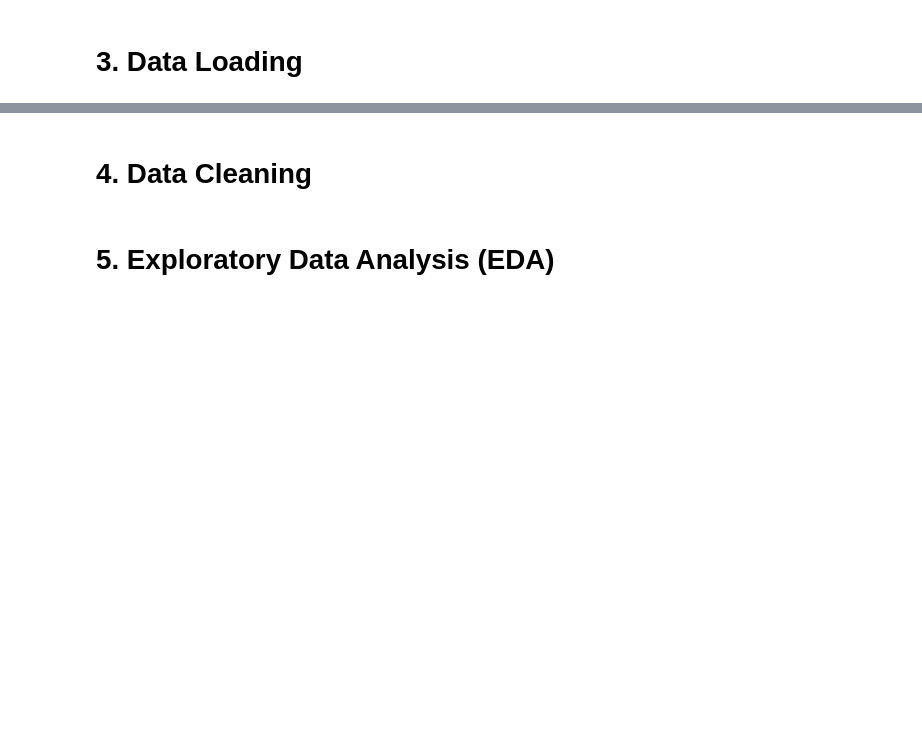
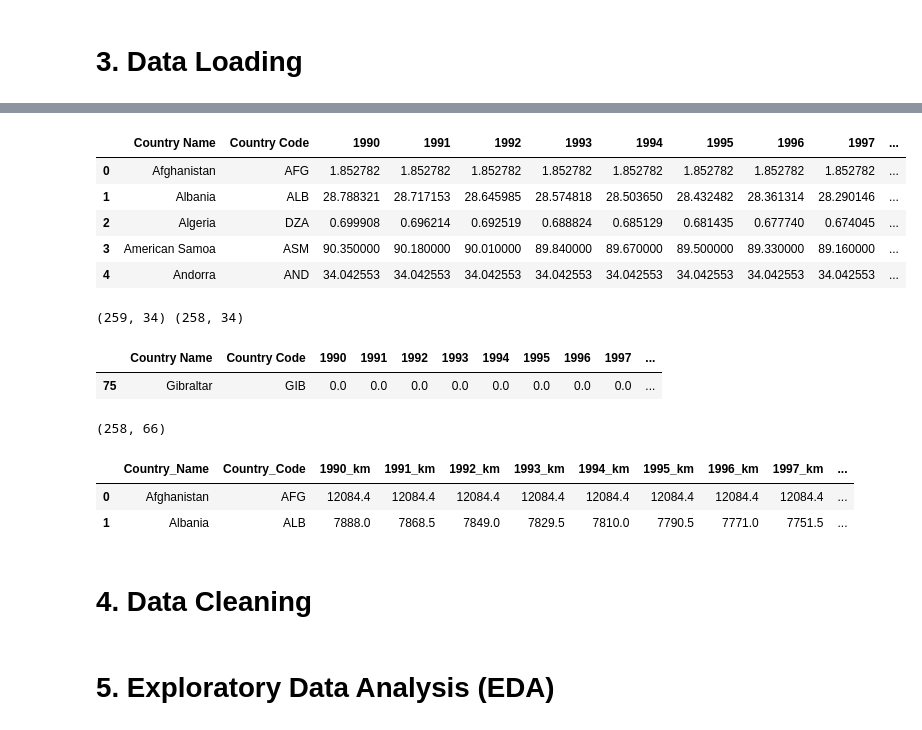
Before and after one commit to LaudRam/Python_Final_Project_ExploreAI, a Jupyter notebook: Python_Final_Project.ipynb, the cells around one changed output, grey strips where cells are left out. Drawn from its saved outputs; the diff is of its cells as text; code cells hidden in the pictures; blank space fills up the shorter version.

```diff
--- a/Python_Final_Project.ipynb
+++ b/Python_Final_Project.ipynb
@@ -20,0 +54,22 @@
+# %%
+df2.head()
+# %% [output]
+|  | Country Name | Country Code | 1990 | 1991 | 1992 | 1993 | 1994 | 1995 | 1996 | 1997 | ... |
+| 0 | Afghanistan | AFG | 1.852782 | 1.852782 | 1.852782 | 1.852782 | 1.852782 | 1.852782 | 1.852782 | 1.852782 | ... |
+| 1 | Albania | ALB | 28.788321 | 28.717153 | 28.645985 | 28.574818 | 28.503650 | 28.432482 | 28.361314 | 28.290146 | ... |
+| 2 | Algeria | DZA | 0.699908 | 0.696214 | 0.692519 | 0.688824 | 0.685129 | 0.681435 | 0.677740 | 0.674045 | ... |
+| 3 | American Samoa | ASM | 90.350000 | 90.180000 | 90.010000 | 89.840000 | 89.670000 | 89.500000 | 89.330000 | 89.160000 | ... |
+| 4 | Andorra | AND | 34.042553 | 34.042553 | 34.042553 | 34.042553 | 34.042553 | 34.042553 | 34.042553 | 34.042553 | ... |
+# %%
+# Check if datasets have same number of columns / rows
+print(df1.shape, df2.shape)
+# %% [output]
+(259, 34) (258, 34)
+# %%
+# Rows in df1 not in df2
+df1_only = df1[~df1['Country Code'].isin(df2['Country Code'])]
+
+df1_only
+# %% [output]
+|  | Country Name | Country Code | 1990 | 1991 | 1992 | 1993 | 1994 | 1995 | 1996 | 1997 | ... |
+| 75 | Gibraltar | GIB | 0.0 | 0.0 | 0.0 | 0.0 | 0.0 | 0.0 | 0.0 | 0.0 | ... |
@@ -21,3 +81,16 @@
+# %%
+# Displays number of rows and columns after merge
+merged_df.shape
+# %% [output]
+(258, 66)
+# %%
+# Replace spaces with underscores
+merged_df.columns = [col.replace(' ', '_') for col in merged_df.columns]
+merged_df.head(2)
+# %% [output]
+|  | Country_Name | Country_Code | 1990_km | 1991_km | 1992_km | 1993_km | 1994_km | 1995_km | 1996_km | 1997_km | ... |
+| 0 | Afghanistan | AFG | 12084.4 | 12084.4 | 12084.4 | 12084.4 | 12084.4 | 12084.4 | 12084.4 | 12084.4 | ... |
+| 1 | Albania | ALB | 7888.0 | 7868.5 | 7849.0 | 7829.5 | 7810.0 | 7790.5 | 7771.0 | 7751.5 | ... |
 # %% [markdown]
 # 4. Data Cleaning<a class="anchor" id="chapter4"></a>
 # %% [markdown]
```
Also changed, not shown: parts of 6 cells of this notebook, 2 other files.
